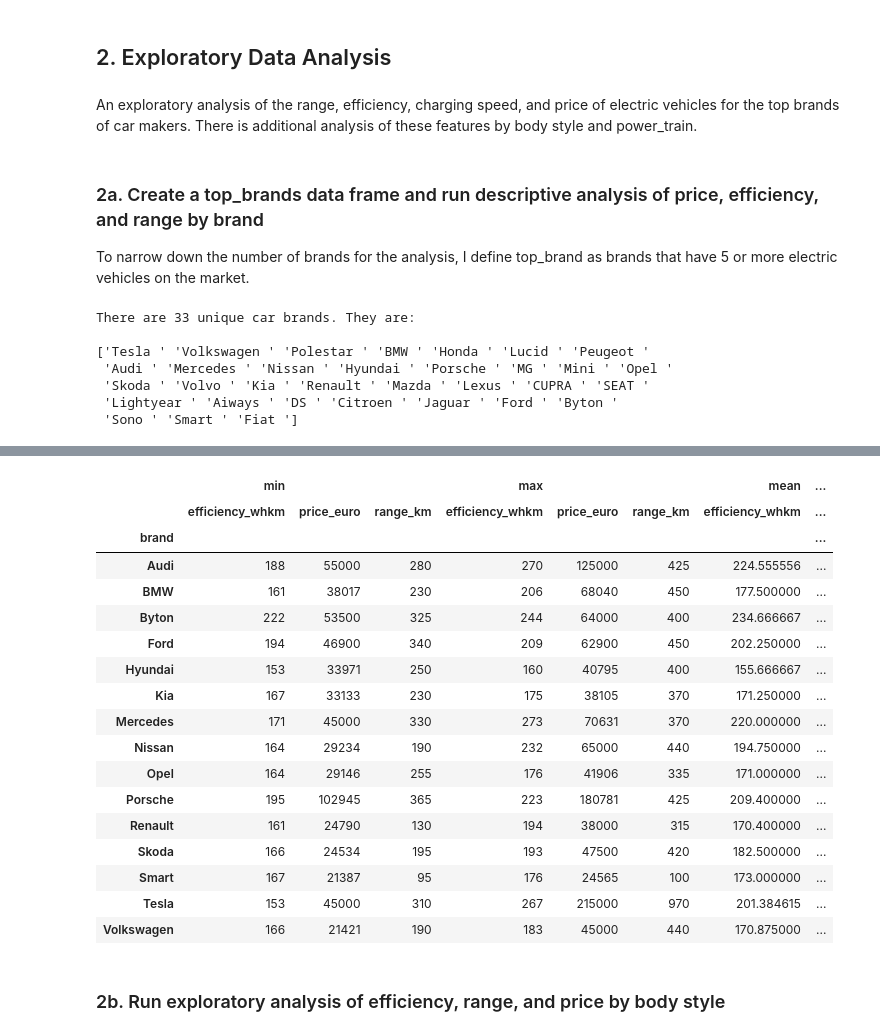
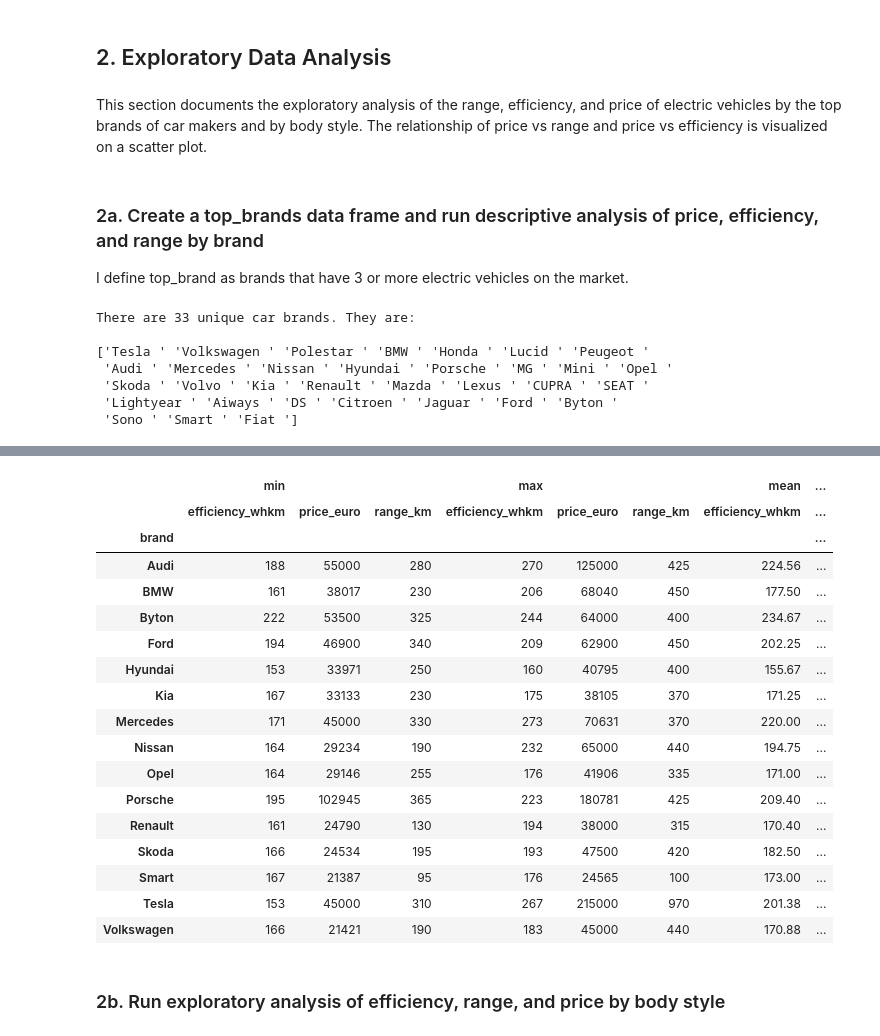
Before and after one commit to kellyshreeve/Web-App-of-Electric-Vehicle-Data-Visualizations, a Jupyter notebook: notebooks/EDA.ipynb, the cells around one changed output, grey strips where cells are left out. Drawn from its saved outputs; the diff is of its cells as text; code cells hidden in the pictures.

```diff
--- a/notebooks/EDA.ipynb
+++ b/notebooks/EDA.ipynb
@@ -193,11 +196,11 @@ The number of duplicates in the ev dataset is now: 0
 # %% [markdown]
 ## 2. Exploratory Data Analysis
 # %% [markdown]
-An exploratory analysis of the range, efficiency, charging speed, and price of electric vehicles for the top brands of car makers. There is additional analysis of these features by body style and power_train.
+This section documents the exploratory analysis of the range, efficiency, and price of electric vehicles by the top brands of car makers and by body style. The relationship of price vs range and price vs efficiency is visualized on a scatter plot.
 # %% [markdown]
 ### 2a. Create a top_brands data frame and run descriptive analysis of price, efficiency, and range by brand
 
-To narrow down the number of brands for the analysis, I define top_brand as brands that have 5 or more electric vehicles on the market.
+I define top_brand as brands that have 3 or more electric vehicles on the market.
 # %%
 n_brand_unique = len(ev['brand'].unique()) # Count unique brands represented in the dataset
 
@@ -242,28 +245,28 @@ top_brands = ev[(ev['brand']=='Tesla ') | (ev['brand']=='Audi ') | (ev['brand']=
 # %%
 # Create a pivot table with min, max, mean, median, and standard deviation for each brand's
 # efficiency, price, and range.
 top_brands_pivot = top_brands.pivot_table(index='brand', values=['range_km', 'efficiency_whkm', 'price_euro'],
-                                          aggfunc=['min', 'max', 'mean', 'median', 'std'])
+                                          aggfunc=['min', 'max', 'mean', 'median', 'std']).round(2)
 
 display(top_brands_pivot)
 # %% [output]
 |  | min |  |  | max |  |  | mean | ... |
 |  | efficiency_whkm | price_euro | range_km | efficiency_whkm | price_euro | range_km | efficiency_whkm | ... |
 | brand |  |  |  |  |  |  |  | ... |
-| Audi | 188 | 55000 | 280 | 270 | 125000 | 425 | 224.555556 | ... |
-| BMW | 161 | 38017 | 230 | 206 | 68040 | 450 | 177.500000 | ... |
-| Byton | 222 | 53500 | 325 | 244 | 64000 | 400 | 234.666667 | ... |
-| Ford | 194 | 46900 | 340 | 209 | 62900 | 450 | 202.250000 | ... |
-| Hyundai | 153 | 33971 | 250 | 160 | 40795 | 400 | 155.666667 | ... |
-| Kia | 167 | 33133 | 230 | 175 | 38105 | 370 | 171.250000 | ... |
-| Mercedes | 171 | 45000 | 330 | 273 | 70631 | 370 | 220.000000 | ... |
-| Nissan | 164 | 29234 | 190 | 232 | 65000 | 440 | 194.750000 | ... |
-| Opel | 164 | 29146 | 255 | 176 | 41906 | 335 | 171.000000 | ... |
-| Porsche | 195 | 102945 | 365 | 223 | 180781 | 425 | 209.400000 | ... |
-| Renault | 161 | 24790 | 130 | 194 | 38000 | 315 | 170.400000 | ... |
-| Skoda | 166 | 24534 | 195 | 193 | 47500 | 420 | 182.500000 | ... |
-| Smart | 167 | 21387 | 95 | 176 | 24565 | 100 | 173.000000 | ... |
-| Tesla | 153 | 45000 | 310 | 267 | 215000 | 970 | 201.384615 | ... |
-| Volkswagen | 166 | 21421 | 190 | 183 | 45000 | 440 | 170.875000 | ... |
+| Audi | 188 | 55000 | 280 | 270 | 125000 | 425 | 224.56 | ... |
+| BMW | 161 | 38017 | 230 | 206 | 68040 | 450 | 177.50 | ... |
+| Byton | 222 | 53500 | 325 | 244 | 64000 | 400 | 234.67 | ... |
+| Ford | 194 | 46900 | 340 | 209 | 62900 | 450 | 202.25 | ... |
+| Hyundai | 153 | 33971 | 250 | 160 | 40795 | 400 | 155.67 | ... |
+| Kia | 167 | 33133 | 230 | 175 | 38105 | 370 | 171.25 | ... |
+| Mercedes | 171 | 45000 | 330 | 273 | 70631 | 370 | 220.00 | ... |
+| Nissan | 164 | 29234 | 190 | 232 | 65000 | 440 | 194.75 | ... |
+| Opel | 164 | 29146 | 255 | 176 | 41906 | 335 | 171.00 | ... |
+| Porsche | 195 | 102945 | 365 | 223 | 180781 | 425 | 209.40 | ... |
+| Renault | 161 | 24790 | 130 | 194 | 38000 | 315 | 170.40 | ... |
+| Skoda | 166 | 24534 | 195 | 193 | 47500 | 420 | 182.50 | ... |
+| Smart | 167 | 21387 | 95 | 176 | 24565 | 100 | 173.00 | ... |
+| Tesla | 153 | 45000 | 310 | 267 | 215000 | 970 | 201.38 | ... |
+| Volkswagen | 166 | 21421 | 190 | 183 | 45000 | 440 | 170.88 | ... |
 # %%
 price_hist = px.histogram(top_brands, x='brand', y='price_euro', histfunc='avg',
```
Also changed, not shown: parts of 16 cells of this notebook.
